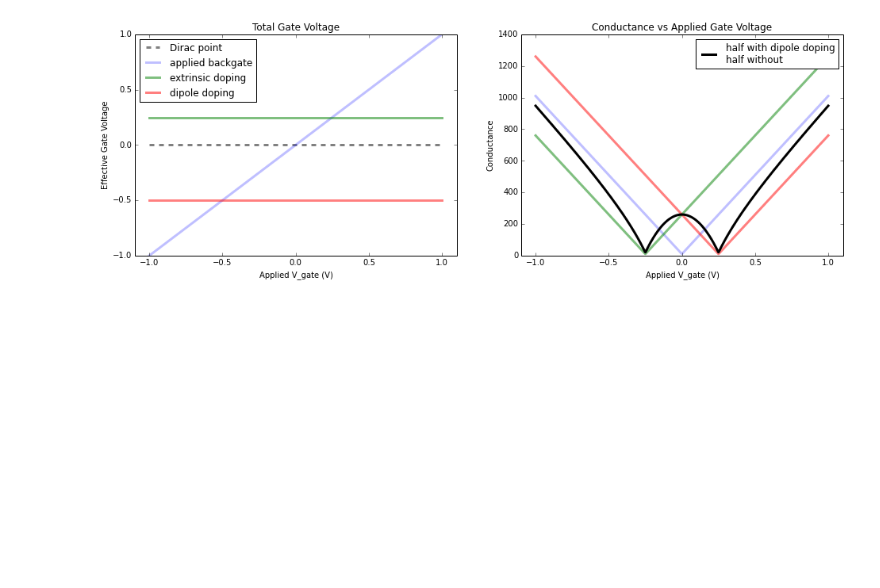
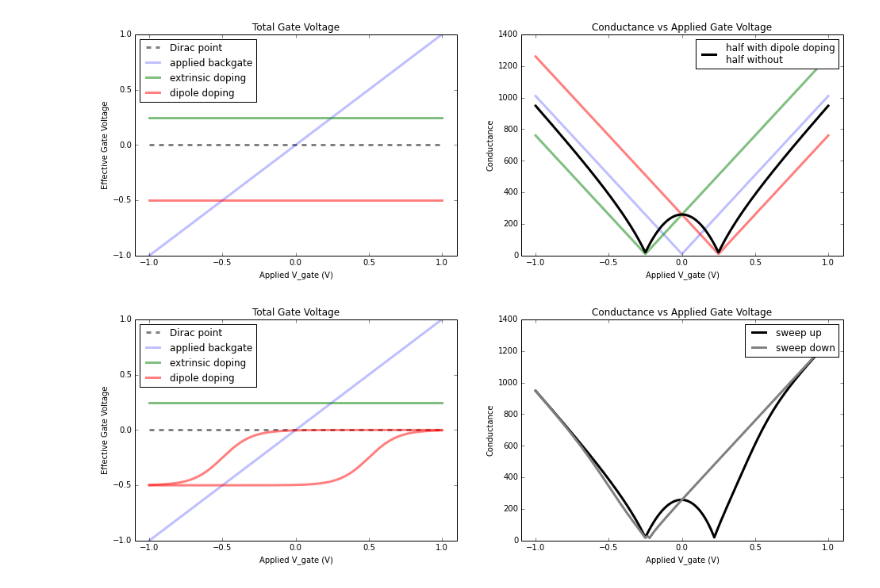
Before and after one commit to hinnefe2/aws-backup, a Jupyter notebook: APS15 Figures.ipynb, the cells around one changed output. Cells and saved outputs as stored; diff of their text form; code cells hidden in the pictures; blank space fills up the shorter version.

```diff
--- a/APS15 Figures.ipynb
+++ b/APS15 Figures.ipynb
@@ -177,2 +193,45 @@ plt.savefig('Fig1-4.png', dpi=200, transparent=True)
 # %% [output]
 [figure]
+# %%
+# plot 6
+
+v_ext = 0.25
+v_dip = -0.5
+
+colors = ['b','g','r','black','grey'] #sns.color_palette()
+fig, (ax1,ax2) = plt.subplots(1,2,figsize=(16,5), sharex=True);
+
+ax1.set_xlim([-1.1,1.1]);
+ax1.set_title('Total Gate Voltage')
+ax1.set_xlabel('Applied V_gate (V)')
+ax1.set_ylabel('Effective Gate Voltage')
+ax1.plot(V_bg_up, [0]*1000, '--', color='grey', label='Dirac point')
+
+ax2.set_title('Conductance vs Applied Gate Voltage')
+ax2.set_xlabel('Applied V_gate (V)')
+ax2.set_ylabel('Conductance')
+
+
+# next two lines = just applied gate
+ax1.plot(V_bg_up, V_bg_up, color=colors[0], alpha=0.25, label='applied backgate');
+#ax2.plot(V_bg_up, [conductance(v,0, [0],[0]) for v in V_bg_up],color=colors[0], alpha=0.25)
+
+# next two lines = applied gate + extrinsic doping
+ax1.plot(V_bg_up, [v_ext]*1000, color=colors[1], alpha=0.5, label='extrinsic doping')
+#ax2.plot(V_bg_up, [conductance(v,0, [v_ext],[0]) for v in V_bg_up],color=colors[1], alpha=0.5)
+
+# next two lines = applied gate + extrinsic doping + dipole doping
+ax1.plot(V_bg_up, [V_dipole(v, True) for v in V_bg_up], color=colors[2], alpha=0.5, label='dipole doping')
+ax1.plot(V_bg_up, [V_dipole(v, False) for v in V_bg_up], color=colors[2], alpha=0.5)
+#ax2.plot(V_bg_up, [conductance(v,0, [v_ext + v_dip],[0]) for v in V_bg_up],color=colors[2], alpha=0.5)
+
+# next two lines = applied gate + extrinsic doping + dipole doping on half chip
+ax2.plot(V_bg_up, [conductance(v,0.5, [v_ext + V_dipole(v,True)],[v_ext]) for v in V_bg_up],color=colors[3], label='sweep up')
+ax2.plot(V_bg_up, [conductance(v,0.5, [v_ext + V_dipole(v,False)],[v_ext]) for v in V_bg_up],color=colors[4], label='sweep down')
+
+ax2.legend(loc=1);
+ax1.legend(loc=2);
+
+plt.savefig('Fig2-2.png', dpi=200, transparent=True, bbox_inches='tight')
+# %% [output]
+[figure, added]
```
Also changed, not shown: parts of 6 cells of this notebook, 2 other files.
